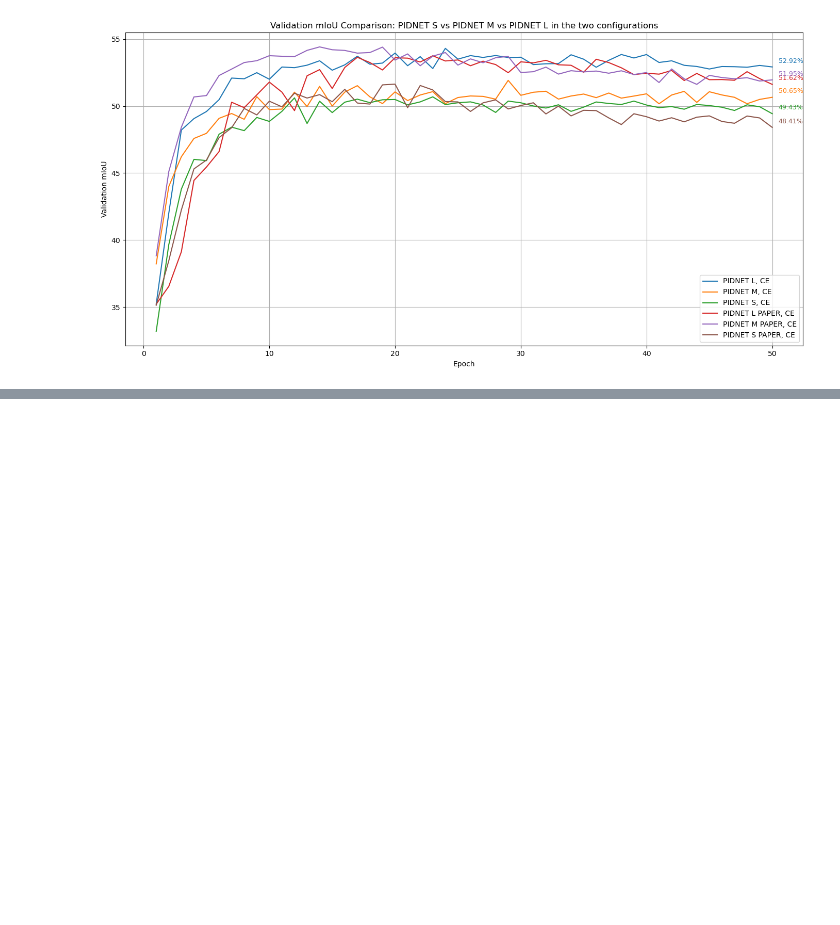
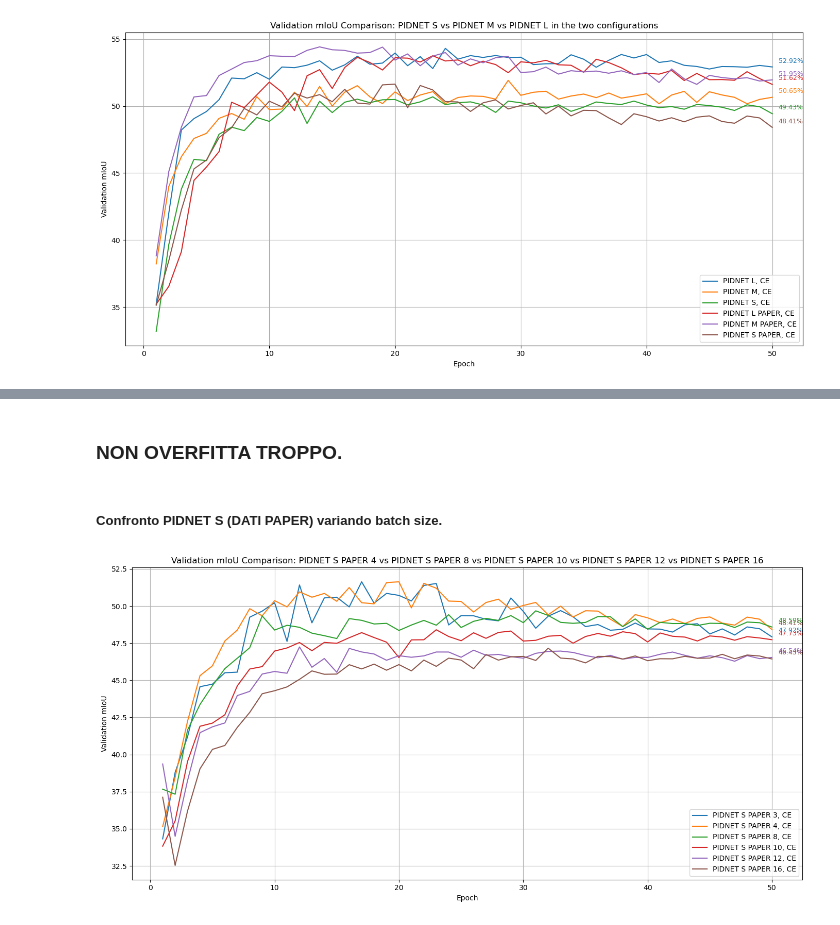
Before and after one commit to elisabettaroviera/MLDL-Project, a Jupyter notebook: comparison_PIDNETS.ipynb, the cells around one changed output, grey strips where cells are left out. Drawn from its saved outputs; the diff is of its cells as text; code cells hidden in the pictures; blank space fills up the shorter version.

```diff
--- a/comparison_PIDNETS.ipynb
+++ b/comparison_PIDNETS.ipynb
@@ -139,0 +195,53 @@ plt.show()
+# %% [markdown]
+### NON OVERFITTA TROPPO.
+# %% [markdown]
+##### Confronto PIDNET S (DATI PAPER) variando batch size.
+# %%
+df_pidnet_s_paper_3 = pd.read_csv("pidnet_results/5_PIDNET_S_1ce_0.00625_totloss_samepaper_batch_3_100_percent.csv")
+df_pidnet_s_paper = pd.read_csv("pidnet_results/5_PIDNET_S_1ce_0.00625_totloss_samepaper_100_percent.csv")
+df_pidnet_s_paper_8 = pd.read_csv("pidnet_results/5_PIDNET_S_1ce_0.00625_totloss_samepaper_batch_8_100_percent.csv")
+df_pidnet_s_paper_10 = pd.read_csv("pidnet_results/5_PIDNET_S_1ce_0.00625_totloss_samepaper_batch_10_100_percent.csv")
+df_pidnet_s_paper_12 = pd.read_csv("pidnet_results/5_PIDNET_S_1ce_0.00625_totloss_samepaper_batch_12_100_percent.csv")
+df_pidnet_s_paper_16 = pd.read_csv("pidnet_results/5_PIDNET_S_1ce_0.00625_totloss_samepaper_batch_16_100_percent.csv")
+# --- Get last epoch values for text annotation (based on max epoch) ---
+last_s_paper_3 = df_pidnet_s_paper_3.loc[df_pidnet_s_paper_3['epoch'].idxmax()]
+last_s_paper_4 = df_pidnet_s.loc[df_pidnet_s['epoch'].idxmax()]
+last_s_paper_8 = df_pidnet_s_paper_8.loc[df_pidnet_s_paper_8['epoch'].idxmax()]
+last_s_paper_10 = df_pidnet_s_paper_10.loc[df_pidnet_s_paper_10['epoch'].idxmax()]
+last_s_paper_12 = df_pidnet_s_paper_12.loc[df_pidnet_s_paper_12['epoch'].idxmax()]
+last_s_paper_16 = df_pidnet_s_paper_16.loc[df_pidnet_s_paper_16['epoch'].idxmax()]
+# --- Plot ---
+plt.figure(figsize=(14, 7))
+# Plot the val mIoU curves
+line_s_paper_3, = plt.plot(df_pidnet_s_paper_3['epoch'], df_pidnet_s_paper_3['val_mIoU'], label='PIDNET S PAPER 3, CE')
+line_s_paper_4, = plt.plot(df_pidnet_s_paper['epoch'], df_pidnet_s_paper['val_mIoU'], label='PIDNET S PAPER 4, CE')
+line_s_paper_8, = plt.plot(df_pidnet_s_paper_8['epoch'], df_pidnet_s_paper_8['val_mIoU'], label='PIDNET S PAPER 8, CE')
+line_s_paper_10, = plt.plot(df_pidnet_s_paper_10['epoch'], df_pidnet_s_paper_10['val_mIoU'], label='PIDNET S PAPER 10, CE')
+line_s_paper_12, = plt.plot(df_pidnet_s_paper_12['epoch'], df_pidnet_s_paper_12['val_mIoU'], label='PIDNET S PAPER 12, CE')
+line_s_paper_16, = plt.plot(df_pidnet_s_paper_16['epoch'], df_pidnet_s_paper_16['val_mIoU'], label='PIDNET S PAPER 16, CE')
+
+# --- Annotate final val mIoU values ---
+text_offset_x = 0.5
+text_offset_y = 0.2  # piccolo offset verticale per il testo
+plt.text(last_s_paper_3['epoch'] + text_offset_x, last_s_paper_3['val_mIoU'] + text_offset_y, f"{last_s_paper_3['val_mIoU']:.2f}%",
+         color=line_s_paper_3.get_color(), ha='left', va='bottom', fontsize=9)
+plt.text(last_s_paper_4['epoch'] + text_offset_x, last_s_paper_4['val_mIoU'] + text_offset_y, f"{last_s_paper_4['val_mIoU']:.2f}%",
+         color=line_s_paper.get_color(), ha='left', va='bottom', fontsize=9)
+plt.text(last_s_paper_8['epoch'] + text_offset_x, last_s_paper_8['val_mIoU'] + text_offset_y, f"{last_s_paper_8['val_mIoU']:.2f}%",
+            color=line_s_paper_8.get_color(), ha='left', va='bottom', fontsize=9)
+plt.text(last_s_paper_10['epoch'] + text_offset_x, last_s_paper_10['val_mIoU'] + text_offset_y, f"{last_s_paper_10['val_mIoU']:.2f}%",
+            color=line_s_paper_10.get_color(), ha='left', va='bottom', fontsize=9)
+plt.text(last_s_paper_12['epoch'] + text_offset_x, last_s_paper_12['val_mIoU'] + text_offset_y, f"{last_s_paper_12['val_mIoU']:.2f}%",
+            color=line_s_paper_12.get_color(), ha='left', va='bottom', fontsize=9)
+plt.text(last_s_paper_16['epoch'] + text_offset_x, last_s_paper_16['val_mIoU'] + text_offset_y, f"{last_s_paper_16['val_mIoU']:.2f}%",
+            color=line_s_paper_16.get_color(), ha='left', va='bottom', fontsize=9)
+# --- Styling ---
+plt.xlabel('Epoch')
+plt.ylabel('Validation mIoU')
+plt.title('Validation mIoU Comparison: PIDNET S PAPER 4 vs PIDNET S PAPER 8 vs PIDNET S PAPER 10 vs PIDNET S PAPER 12 vs PIDNET S PAPER 16')
+plt.legend()
+plt.grid(True)
+plt.tight_layout()
+plt.show()
+# %% [output]
+[figure, added]
```
Also changed, not shown: parts of 1 cell of this notebook, 7 other files.
